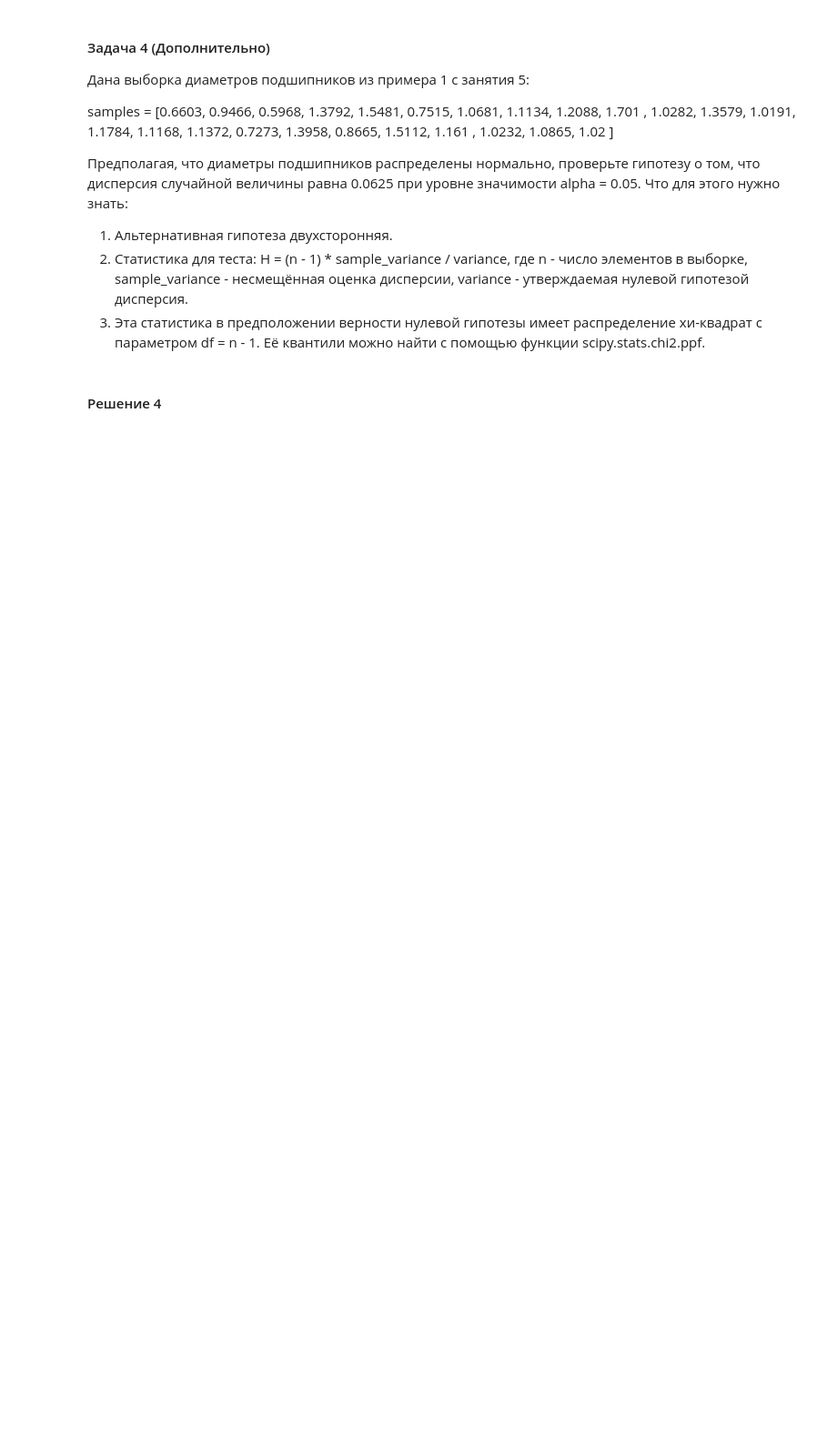
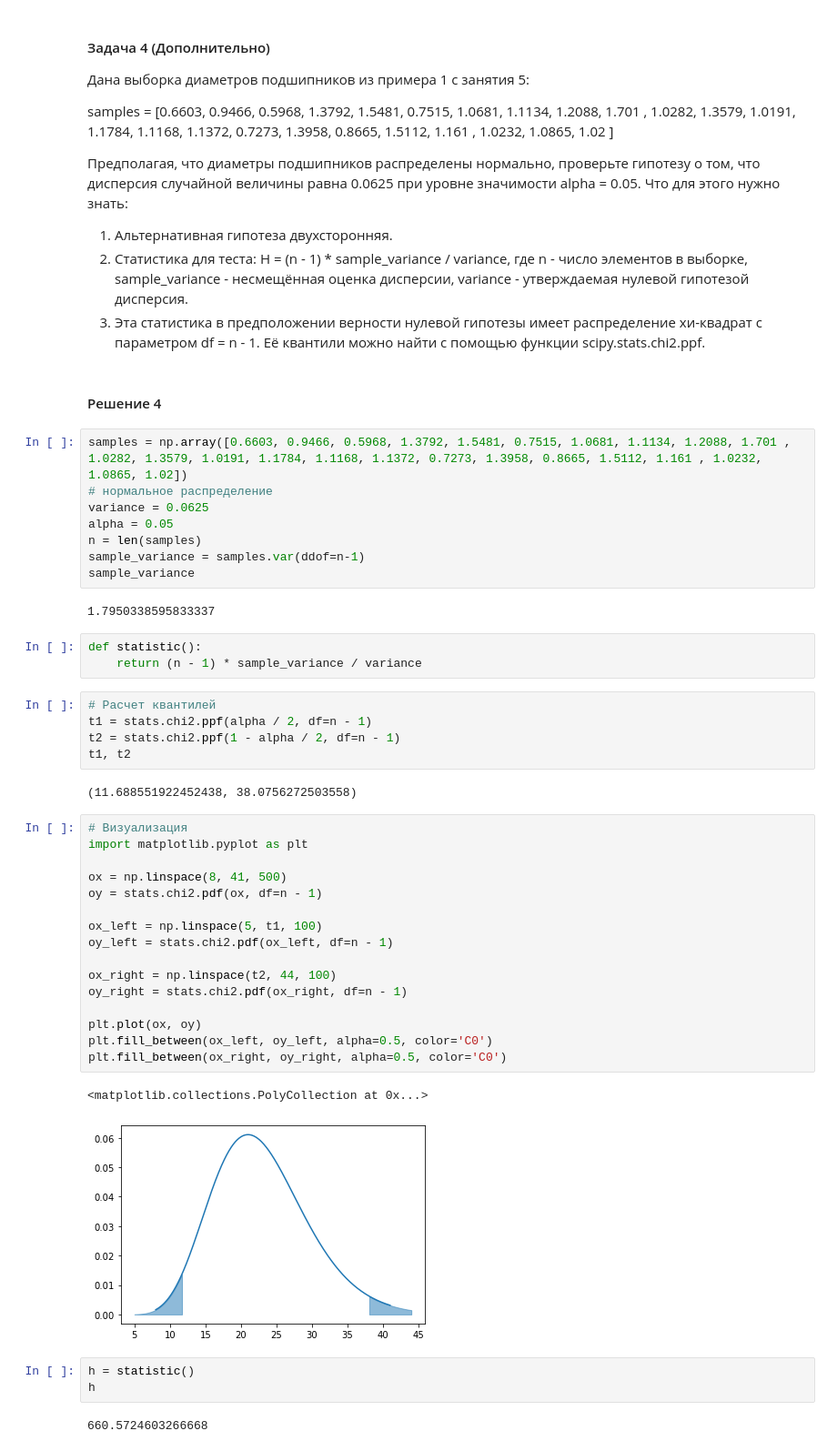
Before and after one commit to llkenny/statistics, a Jupyter notebook: 5/Homework 5.ipynb, the cells around one changed output. Shown: that part at 91% size. Drawn from its saved outputs; the diff is of its cells as text; blank space fills up the shorter version.

```diff
--- a/5/Homework 5.ipynb
+++ b/5/Homework 5.ipynb
@@ -141,3 +141,47 @@ samples = [0.6603, 0.9466, 0.5968, 1.3792, 1.5481, 0.7515, 1.0681, 1.1134,
 3. Эта статистика в предположении верности нулевой гипотезы имеет распределение хи-квадрат с параметром df = n - 1. Её квантили можно найти с помощью функции scipy.stats.chi2.ppf.
 # %% [markdown]
 #### Решение 4
+# %%
+samples = np.array([0.6603, 0.9466, 0.5968, 1.3792, 1.5481, 0.7515, 1.0681, 1.1134, 1.2088, 1.701 , 1.0282, 1.3579, 1.0191, 1.1784, 1.1168, 1.1372, 0.7273, 1.3958, 0.8665, 1.5112, 1.161 , 1.0232, 1.0865, 1.02])
+# нормальное распределение
+variance = 0.0625
+alpha = 0.05
+n = len(samples)
+sample_variance = samples.var(ddof=n-1)
+sample_variance
+# %% [output]
+1.7950338595833337
+# %%
+def statistic():
+    return (n - 1) * sample_variance / variance
+# %%
+# Расчет квантилей
+t1 = stats.chi2.ppf(alpha / 2, df=n - 1)
+t2 = stats.chi2.ppf(1 - alpha / 2, df=n - 1)
+t1, t2
+# %% [output]
+(11.688551922452438, 38.0756272503558)
+# %%
+# Визуализация
+import matplotlib.pyplot as plt
+
+ox = np.linspace(8, 41, 500)
+oy = stats.chi2.pdf(ox, df=n - 1)
+
+ox_left = np.linspace(5, t1, 100)
+oy_left = stats.chi2.pdf(ox_left, df=n - 1)
+
+ox_right = np.linspace(t2, 44, 100)
+oy_right = stats.chi2.pdf(ox_right, df=n - 1)
+
+plt.plot(ox, oy)
+plt.fill_between(ox_left, oy_left, alpha=0.5, color='C0')
+plt.fill_between(ox_right, oy_right, alpha=0.5, color='C0')
+# %% [output]
+<matplotlib.collections.PolyCollection at 0x...>
+[figure, added]
+# %%
+h = statistic()
+h
+# %% [output]
+660.5724603266668
```
Also changed, not shown: parts of 2 cells of this notebook.
